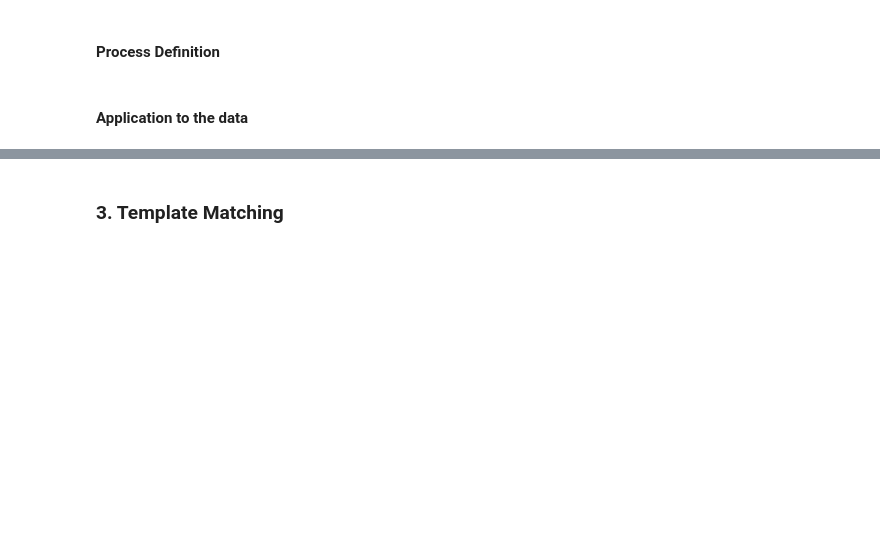
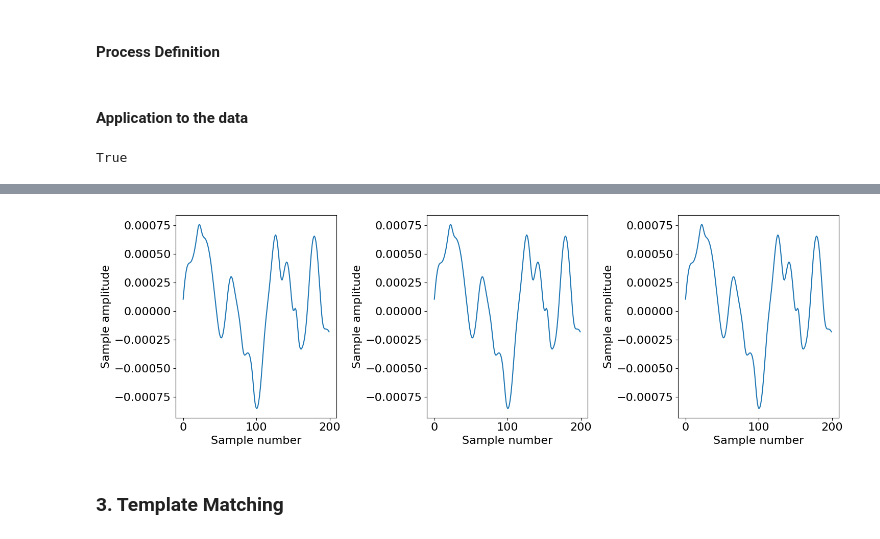
Before and after one commit to guinucool/GaitRecognitionIn-The-Wild, a Jupyter notebook: gait-recognition.ipynb, the cells around one changed output, grey strips where cells are left out. Saved outputs shown, nothing was run; the diff lists cells and outputs as text; code cells hidden in the pictures; blank space fills up the shorter version.

```diff
--- a/gait-recognition.ipynb
+++ b/gait-recognition.ipynb
@@ -471,11 +547,11 @@ def sequence_cs_interpolation(data: np.array, fs_original: int = 50, fs_target:
 # %%
 # Upsampling of the accelerometer data
-final_accelerometer_train = sequence_cs_interpolation(final_accelerometer_train)
-final_accelerometer_test = sequence_cs_interpolation(final_accelerometer_test)
+final_accelerometer_train = CS_interpolation_data(final_accelerometer_train)
+final_accelerometer_test = CS_interpolation_data(final_accelerometer_test)
 
 # Upsampling of the gyroscope data
-final_gyroscope_train = sequence_cs_interpolation(final_gyroscope_train)
-final_gyroscope_test = sequence_cs_interpolation(final_gyroscope_test)
+final_gyroscope_train = CS_interpolation_data(final_gyroscope_train)
+final_gyroscope_test = CS_interpolation_data(final_gyroscope_test)
 # %% [markdown]
 #### Filtering
 # %% [markdown]
@@ -582,12 +625,12 @@ def fir_filter(data: np.array, frequency: int = 50, cutoff_hz: int = 20, order:
 SAMPLING_FREQ = 200
 
 # Filtering of the accelerometer data
-final_accelerometer_train = fir_filter(final_accelerometer_train, SAMPLING_FREQ)
-final_accelerometer_test = fir_filter(final_accelerometer_test, SAMPLING_FREQ)
+final_accelerometer_train = fir_filter_data(final_accelerometer_train, SAMPLING_FREQ)
+final_accelerometer_test = fir_filter_data(final_accelerometer_test, SAMPLING_FREQ)
 
 # Filtering of the gyroscope data
-final_gyroscope_train = fir_filter(final_gyroscope_train, SAMPLING_FREQ)
-final_gyroscope_test = fir_filter(final_gyroscope_test, SAMPLING_FREQ)
+final_gyroscope_train = fir_filter_data(final_gyroscope_train, SAMPLING_FREQ)
+final_gyroscope_test = fir_filter_data(final_gyroscope_test, SAMPLING_FREQ)
 # %% [markdown]
 ### 2. Template Extraction
 # %% [markdown]
@@ -758,13 +817,64 @@ def compute_template(signal: np.array, template_initialization: np.array = None,
     return template
 # %% [markdown]
 #### Application to the data
+# %%
+magnitude = compute_magnitude(final_accelerometer_train)
+magnitude_gyro = compute_magnitude(final_gyroscope_train)
+
+corr_distance(magnitude[0], magnitude_gyro[2]) < 0.45
+# %% [output]
+True
 # %%
 SAMPLING_FREQ = 200
-TEMPLATE_SIZE = 200
 WINDOW_SIZE = 400
+PEAK = 0.00175
 
 # Calculate the magnitude of the accelerometer samples
 magnitude = compute_magnitude(final_accelerometer_train)
 
 # Calculate the step template for template matching of samples
-step_template = compute_template(signal = magnitude[0], frequency = SAMPLING_FREQ, template_size = TEMPLATE_SIZE, window_size = WINDOW_SIZE)
+step_template = compute_template(magnitude[0], first_sample_height = PEAK, frequency = SAMPLING_FREQ, window_size = WINDOW_SIZE)
+# %%
+# Update the font size of the graphs
+mpt.rcParams.update({"font.size":16})
+
+def show_sample(data: list, samples: int = 3) -> None:
+    '''
+    Show, in a matplot, the graphics of the magnitudes of the signals of a certain number of samples.
+
+    Args:
+        data (list): The list of data samples desired.
+        samples (int): The number of samples for visualization.
+    '''
+
+    # Calculate the number of rows for representation
+    rows = math.ceil(samples / 3)
+
+    # Create the plot for graphical showing
+    _, axs = plt.subplots(rows, 3, figsize=(15, 5 * rows))
+
+    # Iterate over all the rows and collumns
+    for row in range(rows):
+        for col in range(3):
+
+            # Grab the desired sample
+            sample = data[row + col]
+
+            # Grab the axe for printing
+            if rows != 1:
+                axe = axs[row][col]
+            else:
+                axe = axs[col]
+
+            # Create its priting plot
+            axe.plot(sample)
+            axe.set_xlabel("Sample number")
+            axe.set_ylabel("Sample amplitude")
+
+    # Print the final desired plot in a tight layout
+    plt.tight_layout()
+
+print(step_template)
+
+show_sample([step_template, step_template, step_template])
+# %% [output]
@@ -771,3 +898,4 @@ step_template = compute_template(signal = magnitude[0], frequency = SAMPLING_FRE
+[figure, added]
 # %% [markdown]
 ### 3. Template Matching
 # %% [markdown]
```
Also changed, not shown: parts of 23 cells of this notebook.
